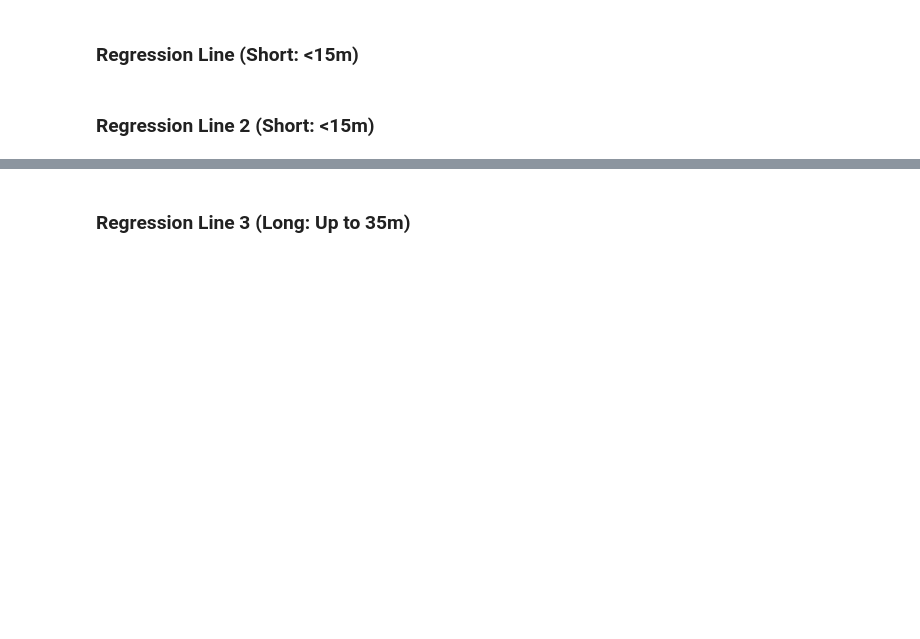
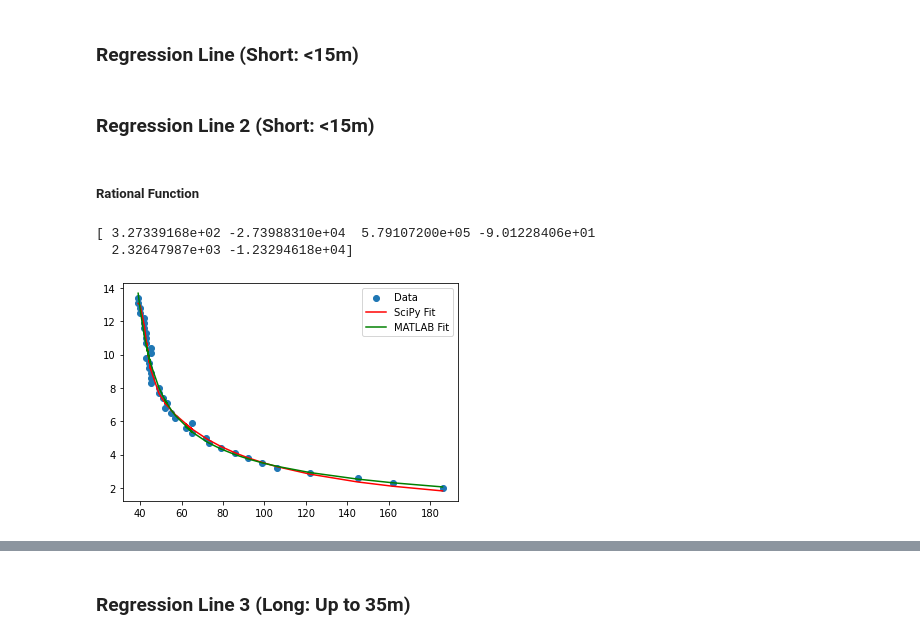
Before and after one commit to kiplimock/image-processing, a Jupyter notebook: disparity.ipynb, the cells around one changed output, grey strips where cells are left out. Drawn from its saved outputs; the diff is of its cells as text; code cells hidden in the pictures; blank space fills up the shorter version.

```diff
--- a/disparity.ipynb
+++ b/disparity.ipynb
@@ -316,3 +316,5 @@ disp = np.array([186, 207, 178, 129, 124, 113, 104, 168, 94, 88, 160, 97, 78, 73
 len(disp) == len(dist)
 # %% [markdown]
 ### Regression Line 2 (Short: <15m)
+# %% [markdown]
+##### Rational Function
@@ -318,0 +329,24 @@ len(disp) == len(dist)
+# %%
+from scipy.optimize import curve_fit
+
+def func(x, p1, p2, p3, q1, q2, q3):
+    return (p1*pow(x,2) + p2*x + p3) / (pow(x,3) + q1*pow(x,2) + q2*x + q3)
+
+xdata = np.array([186, 162, 145, 122, 106, 99, 92, 86, 79, 73, 72, 65, 62, 65, 57, 55, 52,
+    53, 51, 49, 49, 45, 45, 45, 44, 44, 43, 45, 45, 43, 43, 43, 42, 42, 42, 40, 40, 39, 39])
+ydata = np.linspace(2.0, 13.4, 39)
+
+
+popt, pcov = curve_fit(func, xdata, ydata)
+print(popt)
+
+plt.figure()
+plt.scatter(xdata, ydata, label='Data')
+plt.plot(xdata, func(xdata, *popt), 'r-', label='SciPy Fit')
+plt.plot(xdata, disp2dist(xdata), color='g', label='MATLAB Fit')
+plt.legend()
+plt.show()
+# %% [output]
+[ 3.27339168e+02 -2.73988310e+04  5.79107200e+05 -9.01228406e+01
+  2.32647987e+03 -1.23294618e+04]
+[figure, added]
```
Also changed, not shown: parts of 7 cells of this notebook.
